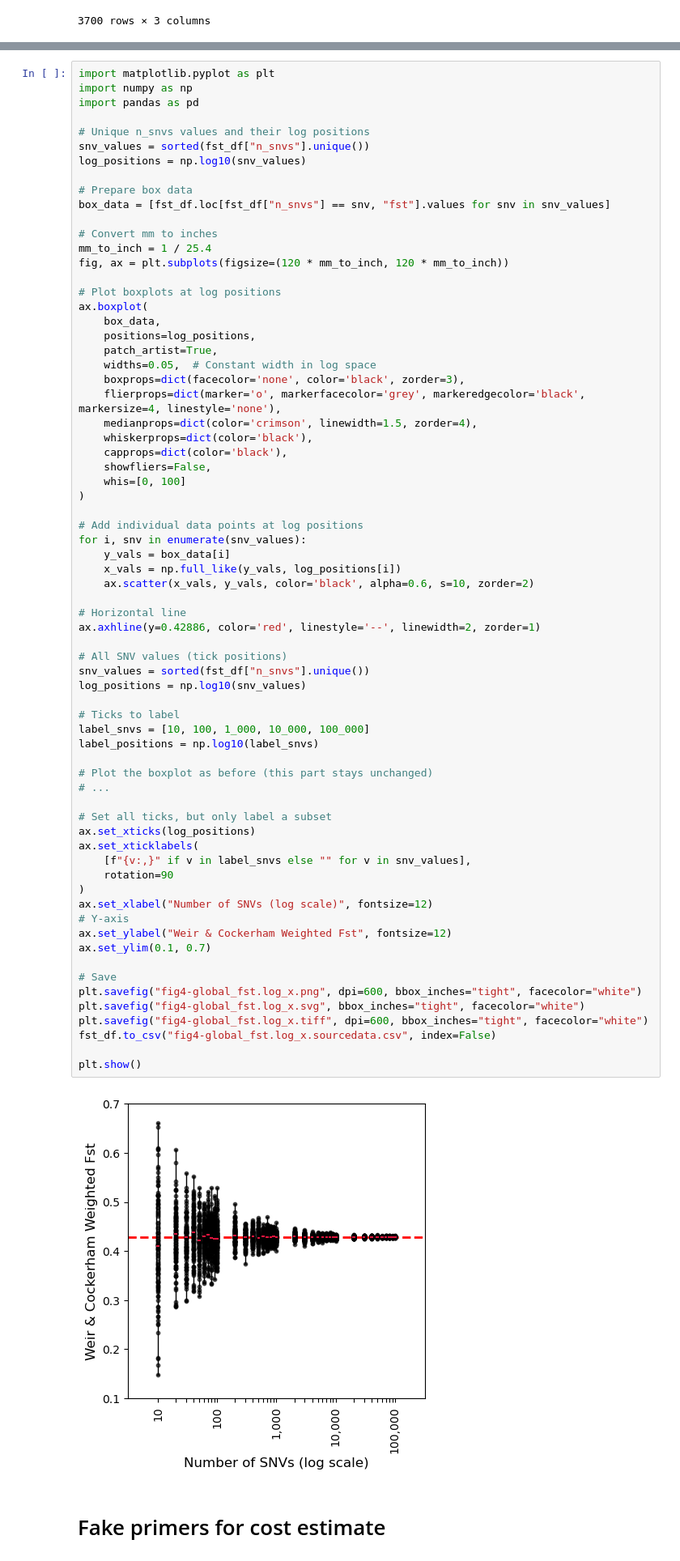
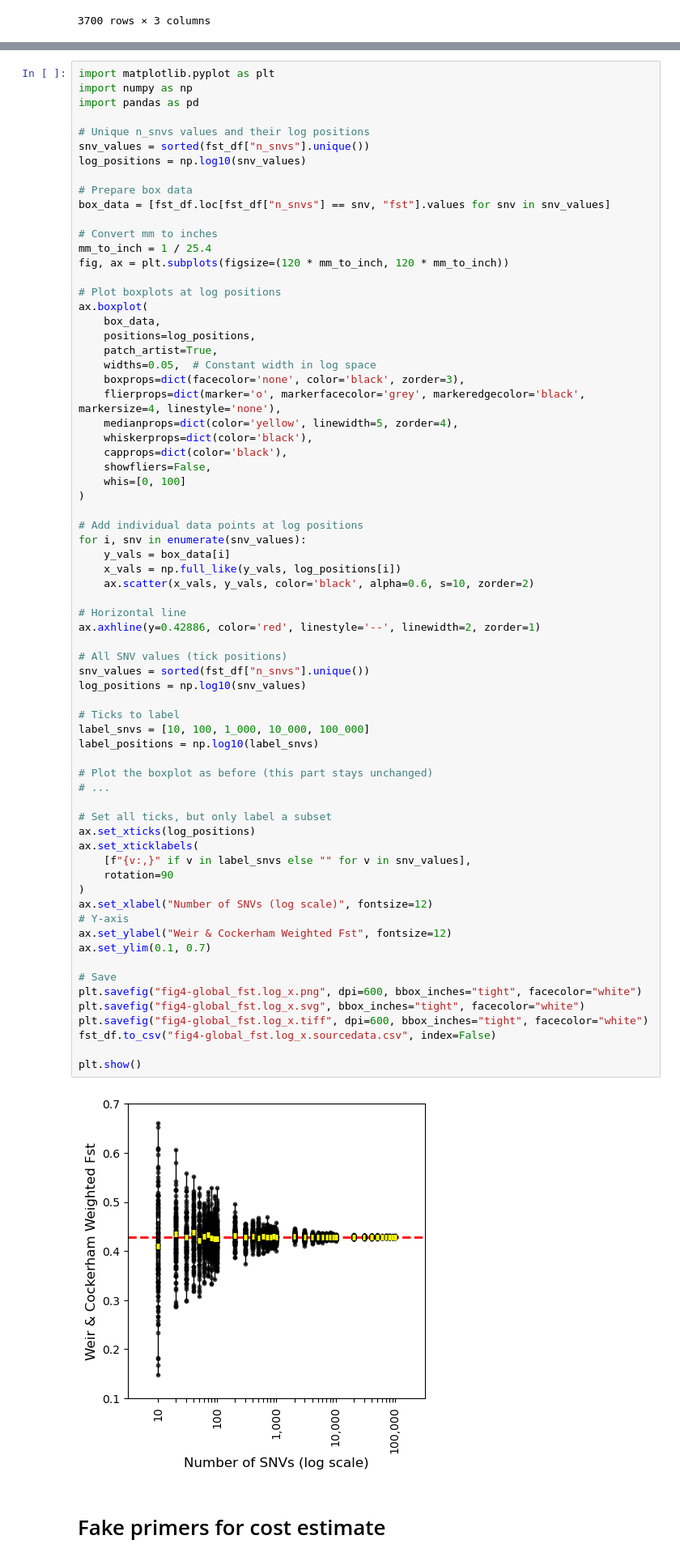
Before and after one commit to nealplatt/schisto_aim_panel, a Jupyter notebook: code/aim_panel_development.ipynb, the cells around one changed output, grey strips where cells are left out. Shown at 81% size. Cells and saved outputs as stored; diff of their text form.

Commit message:
update figures for pre-print

```diff
--- a/code/aim_panel_development.ipynb
+++ b/code/aim_panel_development.ipynb
@@ -1526,7 +1526,7 @@ ax.boxplot(
     widths=0.05,  # Constant width in log space
     boxprops=dict(facecolor='none', color='black', zorder=3),
     flierprops=dict(marker='o', markerfacecolor='grey', markeredgecolor='black', markersize=4, linestyle='none'),
-    medianprops=dict(color='crimson', linewidth=1.5, zorder=4),
+    medianprops=dict(color='yellow', linewidth=5, zorder=4),
     whiskerprops=dict(color='black'),
     capprops=dict(color='black'),
     showfliers=False,
@@ -1545,34 +1545,34 @@ ax.axhline(y=0.42886, color='red', linestyle='--', linewidth=2, zorder=1)
 # All SNV values (tick positions)
 snv_values = sorted(fst_df["n_snvs"].unique())
 log_positions = np.log10(snv_values)
 
 # Ticks to label
 label_snvs = [10, 100, 1_000, 10_000, 100_000]
 label_positions = np.log10(label_snvs)
 
 # Plot the boxplot as before (this part stays unchanged)
 # ...
 
 # Set all ticks, but only label a subset
 ax.set_xticks(log_positions)
 ax.set_xticklabels(
     [f"{v:,}" if v in label_snvs else "" for v in snv_values],
     rotation=90
 )
 ax.set_xlabel("Number of SNVs (log scale)", fontsize=12)
 # Y-axis
 ax.set_ylabel("Weir & Cockerham Weighted Fst", fontsize=12)
 ax.set_ylim(0.1, 0.7)
 
 # Save
 plt.savefig("fig4-global_fst.log_x.png", dpi=600, bbox_inches="tight", facecolor="white")
 plt.savefig("fig4-global_fst.log_x.svg", bbox_inches="tight", facecolor="white")
 plt.savefig("fig4-global_fst.log_x.tiff", dpi=600, bbox_inches="tight", facecolor="white")
 fst_df.to_csv("fig4-global_fst.log_x.sourcedata.csv", index=False)
 
 plt.show()
 # %% [output]
-[figure, old version]
+[figure, new version]
 # %% [markdown]
 # Fake primers for cost estimate
 # %%
```
